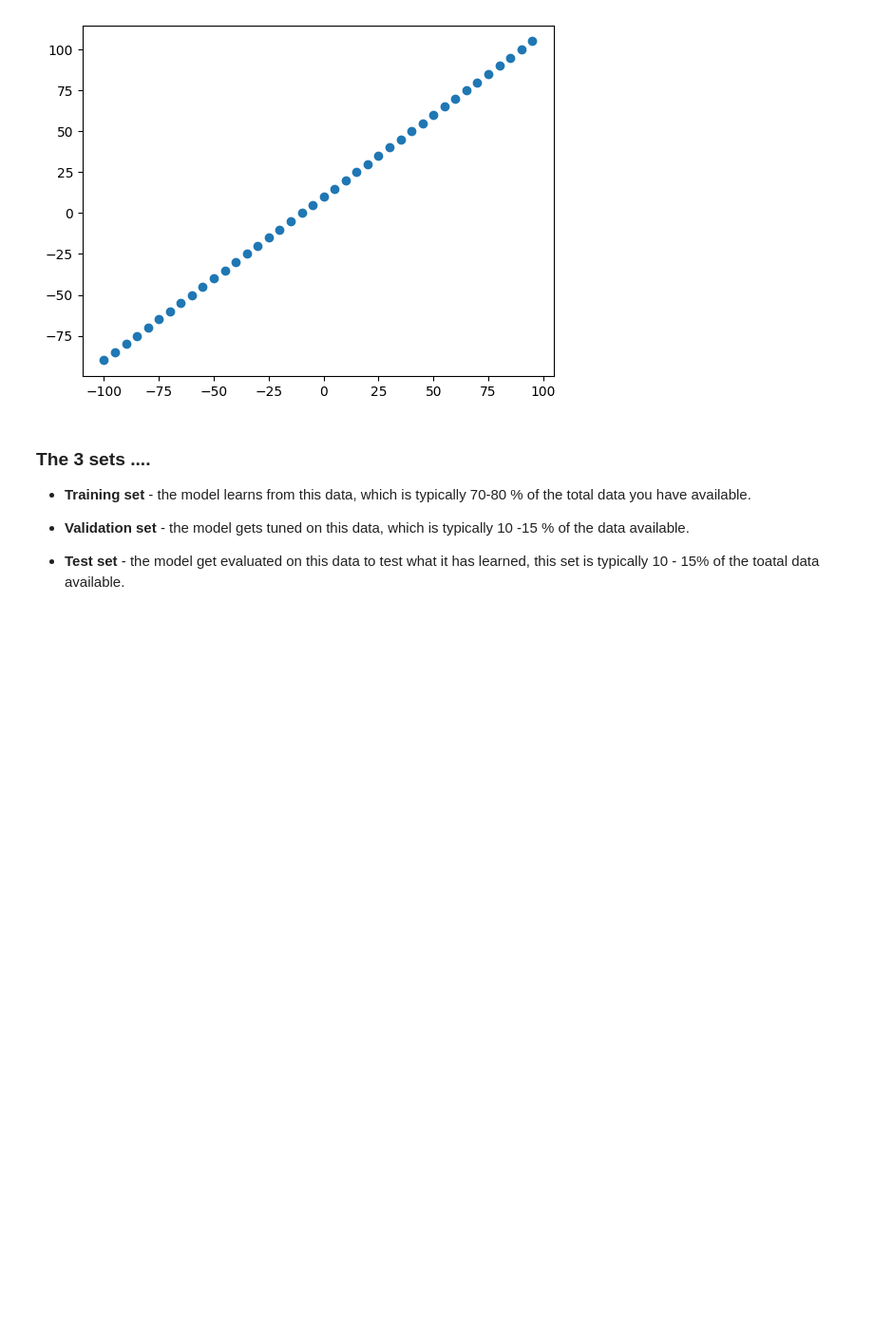
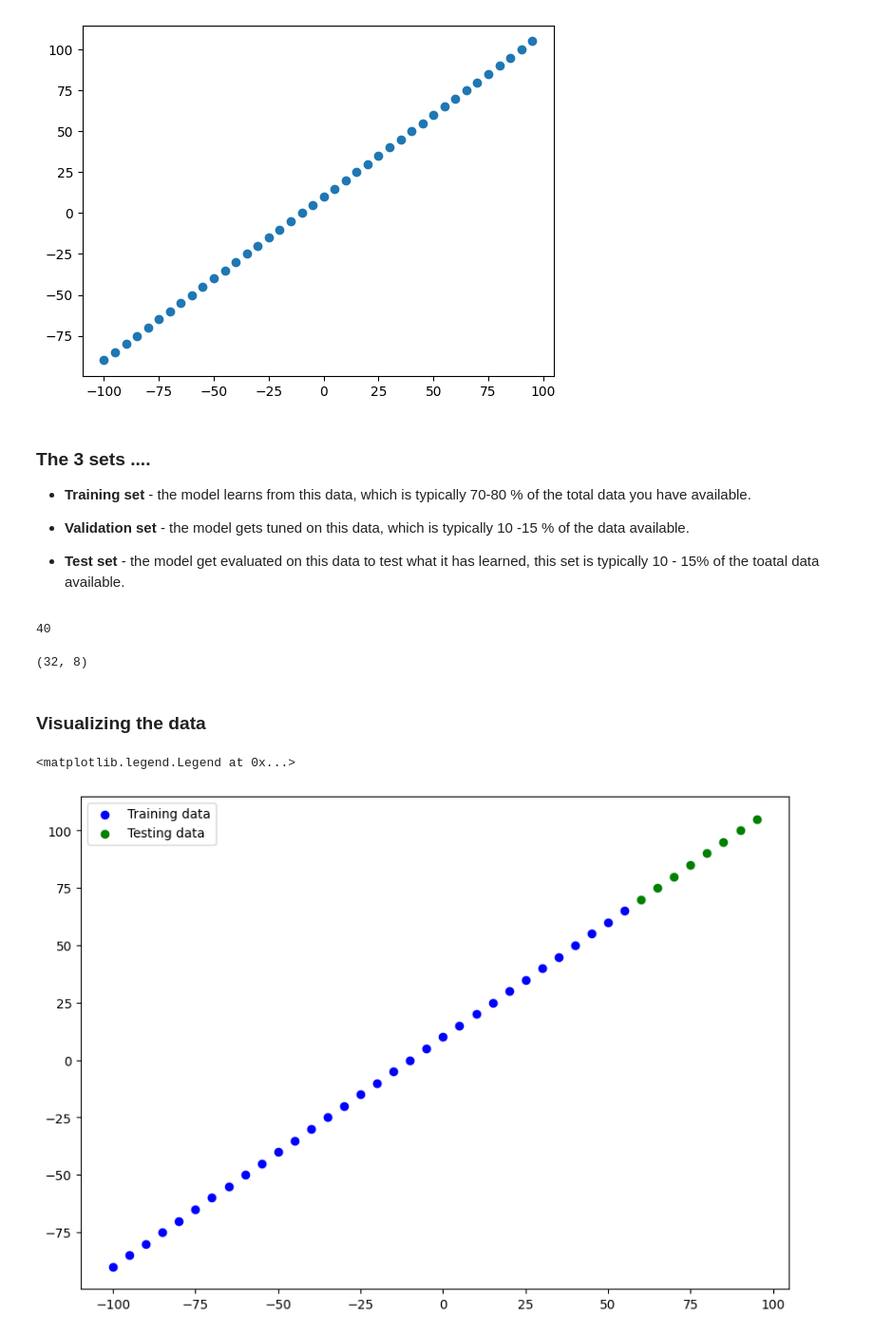
Before and after one commit to imon333/TensorFLow, a Jupyter notebook: 01_neural_network_regression_with_tensorflow.ipynb, the cells around one changed output. Shown at 95% size. Cells and saved outputs as stored; diff of their text form; code cells hidden in the pictures; blank space fills up the shorter version.

Commit message:
visualize the training and test data

```diff
--- a/01_neural_network_regression_with_tensorflow.ipynb
+++ b/01_neural_network_regression_with_tensorflow.ipynb
@@ -349,0 +336,34 @@ model.fit(X,Y, epochs=100)
+# %%
+# Check the length of how many samples we have
+len(X2)
+# %% [output]
+40
+# %%
+# Split the data into train and test sets
+
+X2_train = X2[:32] # first 32 are training samples data --80 % of it
+Y2_train = Y2[:32]
+
+
+X2_test = X2[32:] # last 8 sample which is the 20 %.
+Y2_test = Y2[32:]
+
+len(X2_train),len(X2_test)
+# %% [output]
+(32, 8)
+# %% [markdown]
+### Visualizing the data
+# %%
+plt.figure(figsize=(10,7))
+
+# Plot training data in blue
+plt.scatter(X2_train, Y2_train, c ="b" , label = "Training data")
+
+#plot test data in green
+plt.scatter(X2_test, Y2_test, c= "g", label = "Testing data")
+
+# show a legend
+plt.legend()
+# %% [output]
+<matplotlib.legend.Legend at 0x...>
+[figure, added]
```
Also changed, not shown: parts of 1 cell of this notebook.
